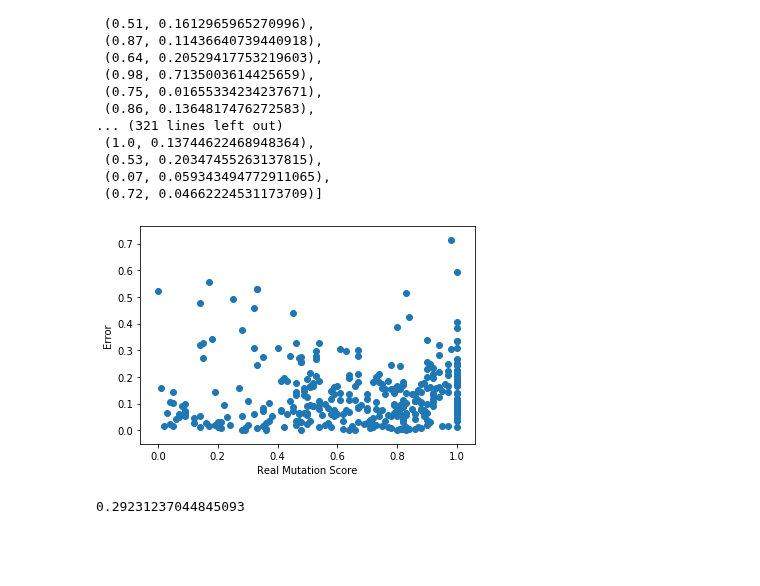
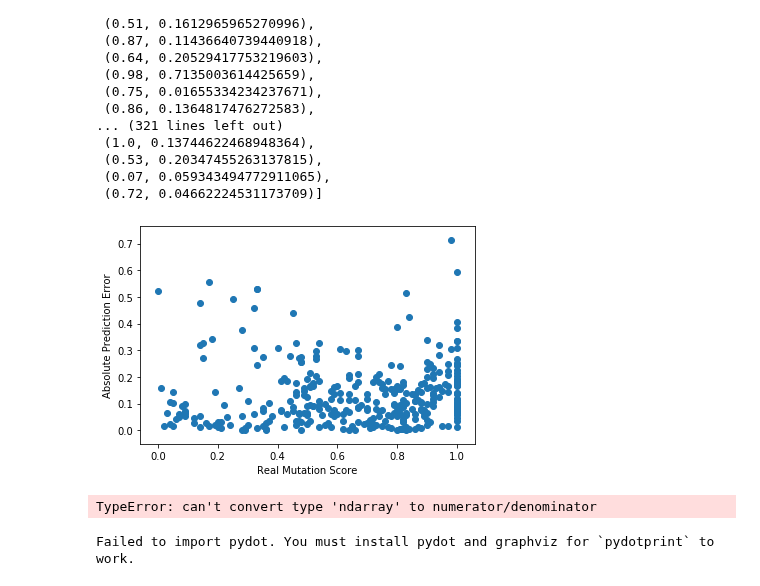
Before and after one commit to dormaayan/network-research, a Jupyter notebook: grid.ipynb, the cells around one changed output. Saved outputs shown, nothing was run; the diff lists cells and outputs as text; code cells hidden in the pictures; blank space fills up the shorter version.

```diff
--- a/grid.ipynb
+++ b/grid.ipynb
@@ -570,18 +570,23 @@ list(zip(y_testi,err))
  (0.07, 0.059343494772911065),
  (0.72, 0.04662224531173709)]
 # %%
->>> plt.scatter(*zip(*list(zip(y_testi,err))))
-plt.ylabel('Error')
+plt.scatter(*zip(*list(zip(y_testi,err))))
+plt.ylabel('Absolute Prediction Error')
 plt.xlabel('Real Mutation Score')
-plt.show()
->>> plt.show()
+#plt.show()
+#plt.show()
+plt.savefig("foo.pdf", bbox_inches='tight')
+#plt.close()
 # %% [output]
-[figure, old version]
+[figure, new version]
 # %%
 import statistics
 
-err = y_test - y_pred
-err = np.concatenate(abs(err).tolist())
+err = [abs(e1 - e2) for e1, e2 in zip(y_test,y_pred)]
 statistics.mean(err)
 # %% [output]
-0.29231237044845093
+TypeError: can't convert type 'ndarray' to numerator/denominator
+# %%
+keras.utils.plot_model(model, to_file='model.pdf')
+# %% [output]
+Failed to import pydot. You must install pydot and graphviz for `pydotprint` to work.
```
Also changed, not shown: 1 other file.
